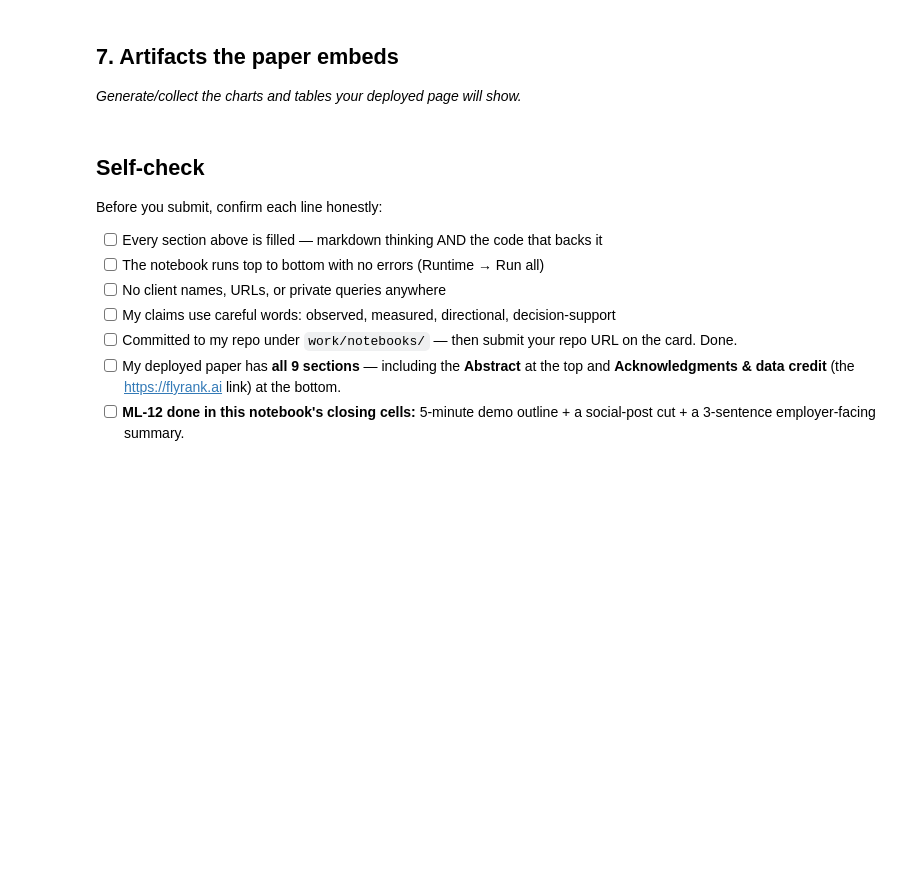
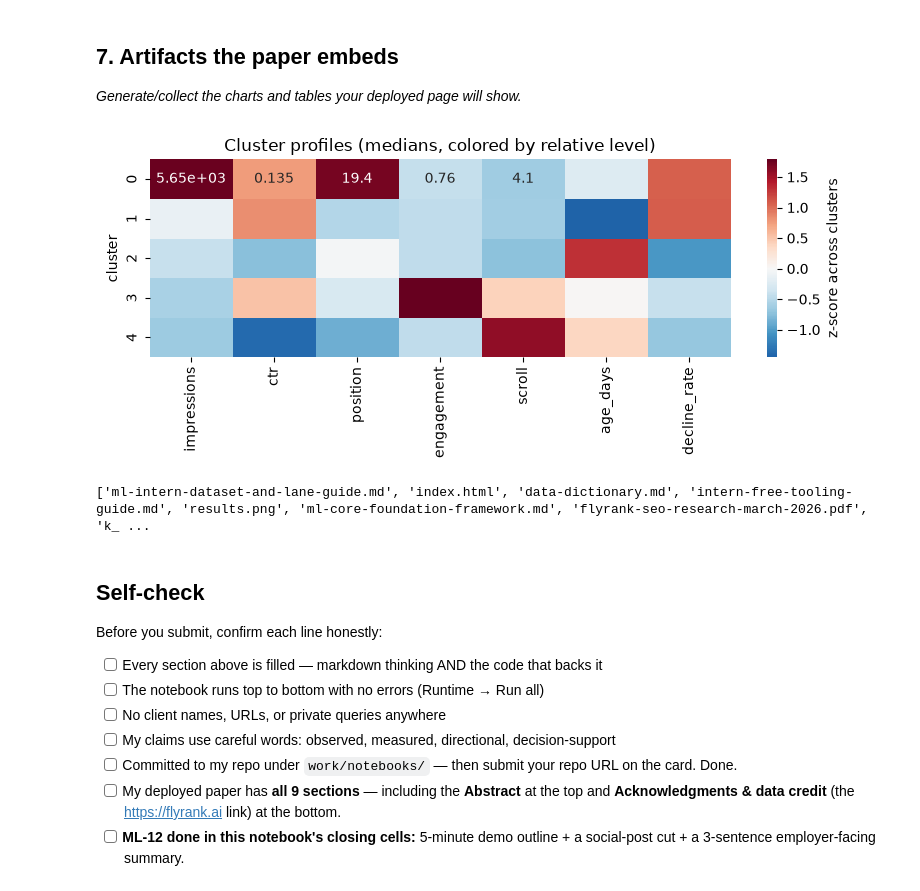
Before and after one commit to Imhs14/flyrank-ml-internship-starter-main, a Jupyter notebook: work/notebooks/capstone.ipynb, the cells around one changed output. Saved outputs shown, nothing was run; the diff lists cells and outputs as text; code cells hidden in the pictures; blank space fills up the shorter version.

```diff
--- a/work/notebooks/capstone.ipynb
+++ b/work/notebooks/capstone.ipynb
@@ -161,6 +214,24 @@ plt.title("Precision@200, held-out clients"); plt.tight_layout(); plt.savefig("r
 ## 7. Artifacts the paper embeds
 
 *Generate/collect the charts and tables your deployed page will show.*
+# %%
+import shutil, os
+z = prof[["impressions", "ctr", "position", "engagement", "scroll", "age_days", "decline_rate"]]
+zs = (z - z.mean()) / z.std()
+plt.figure(figsize=(8, 3.5))
+sns.heatmap(zs, annot=z.values, fmt=".3g", cmap="RdBu_r", center=0, cbar_kws={"label": "z-score across clusters"})
+plt.title("Cluster profiles (medians, colored by relative level)"); plt.tight_layout()
+plt.savefig("profile_heatmap.png", dpi=150); plt.show()
+
+os.makedirs("docs", exist_ok=True)
+for f in ["k_selection.png", "pca_clusters.png", "results.png", "profile_heatmap.png",
+          "archetype_action_playbook.csv", "results_table.csv"]:
+    if os.path.exists(f): shutil.copy(f, os.path.join("docs", f))
+    else: print("MISSING:", f)
+print(os.listdir("docs"))
+# %% [output]
+[figure, added]
+['ml-intern-dataset-and-lane-guide.md', 'index.html', 'data-dictionary.md', 'intern-free-tooling-guide.md', 'results.png', 'ml-core-foundation-framework.md', 'flyrank-seo-research-march-2026.pdf', 'k_ ...
 # %% [markdown]
 ## Self-check
 
```
Also changed, not shown: parts of 2 cells of this notebook, 7 other files.
